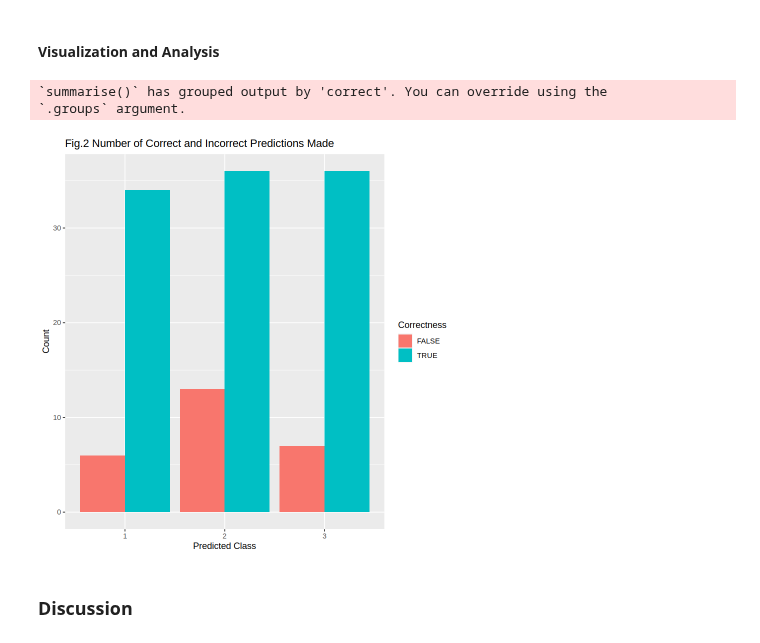
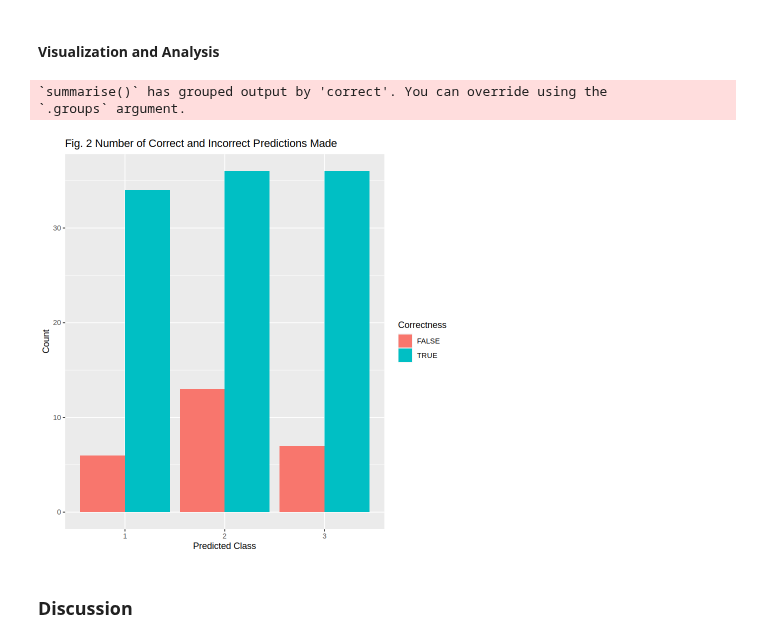
Before and after one commit to wonha0620/dsci_100_proj, a Jupyter notebook: Group Project.ipynb, the cells around one changed output. Drawn from its saved outputs; the diff is of its cells as text; code cells hidden in the pictures.

Commit message:
Cleaned up code and started on methods

```diff
--- a/Group Project.ipynb
+++ b/Group Project.ipynb
@@ -101,7 +106,8 @@ A tibble: 3 × 22
 We compared the means calculated within each variable and choose the variable as a predictor if the means are obviously different from each other. A different mean represents that category's unique trait and is useful to classify new observations accordingly. In the end we choose all the variables from baseline_value to mean_value_of_long_term_variability. Also, the histogram columns has missing information on what the histograms are calculating from the original data set, due to this uncertainty, we choose not to incorporate them as our predictors.
 # %%
 #So we keep the predictor columns:
-health_data_chosen<-health_data_clean|>select(baseline_value:mean_value_of_long_term_variability,fetal_health)
+health_data_chosen <- health_data_clean |>
+select(baseline_value:mean_value_of_long_term_variability,fetal_health)
 head(health_data_chosen)
 # %% [output]
 A tibble: 6 × 12
@@ -129,7 +137,12 @@ The differences between each class is significant (with class 1 occupying 78% of
 # %%
 #To randomly delete some data, we use set.seed and sample_n
 set.seed(2023)
-sampled_health_data1<-health_data_chosen|>filter(fetal_health == 1)|>sample_n(176)
-sampled_health_data2<-health_data_chosen|>filter(fetal_health == 2)|>sample_n(176)
+sampled_health_data1 <- health_data_chosen |>
+filter(fetal_health == 1) |>
+sample_n(176)
+
+sampled_health_data2 <- health_data_chosen |>
+filter(fetal_health == 2) |>
+sample_n(176)
 # %%
 #Combine the selected data in category 1 and 2 with 3.
@@ -259,20 +275,23 @@ Our model seems to be able to predict accurately 80% of the time. We do deeper a
 # %%
 #We create the dataframe with predicted results, count the ones that are correctly predicted
 health_predictions_clean <- health_predictions |>
     select(.pred_class, fetal_health) |>
     mutate(correct = (.pred_class == fetal_health)) |>
     group_by(correct, .pred_class) |>
     summarize(count = n())
+
 #We use bar graph to visualize the correct and incorrect predictions.
-health_predictions_plot <- ggplot(health_predictions_clean, aes(x = .pred_class, y = count, fill = correct)) +
-    geom_bar(stat = "identity", position = "dodge")+labs(x="Predicted Class",y="Count",fill="Correctness")+
-    ggtitle("Fig.2 Number of Correct and Incorrect Predictions Made")
+health_predictions_plot <- health_predictions_clean |>
+ggplot(aes(x = .pred_class, y = count, fill = correct)) +
+geom_bar(stat = "identity", position = "dodge") +
+labs(x = "Predicted Class", y = "Count", fill = "Correctness") +
+ggtitle("Fig. 2 Number of Correct and Incorrect Predictions Made")
 
 health_predictions_plot
 # %% [output]
 `summarise()` has grouped output by 'correct'. You can override using the
 `.groups` argument.
-[figure, old version]
+[figure, new version]
 # %% [markdown]
 ### Discussion
 # %% [markdown]
```
Also changed, not shown: parts of 7 cells of this notebook.
